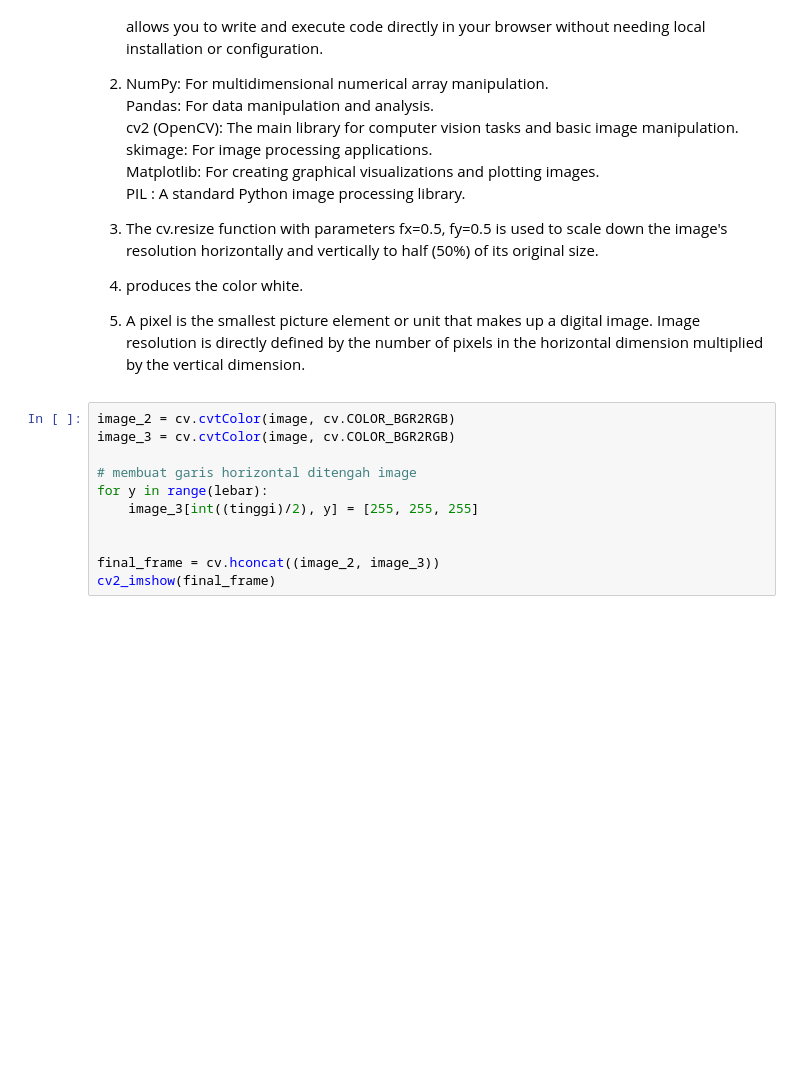
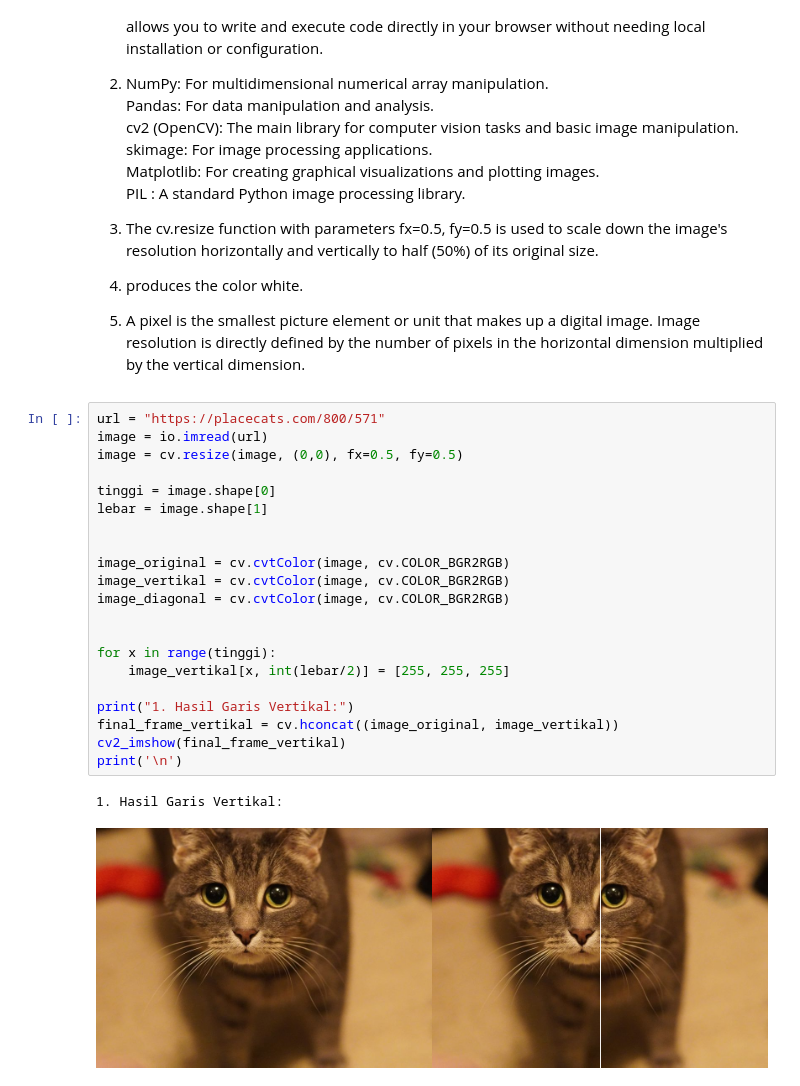
Before and after one commit to eiyu18/pcvk, a Jupyter notebook: pcvk1.ipynb, the cells around one changed output. Cells and saved outputs as stored; diff of their text form; blank space fills up the shorter version.

```diff
--- a/pcvk1.ipynb
+++ b/pcvk1.ipynb
@@ -63,14 +63,27 @@ cv2_imshow(final_frame)
 4. produces the color white.
 
 5. A pixel is the smallest picture element or unit that makes up a digital image. Image resolution is directly defined by the number of pixels in the horizontal dimension multiplied by the vertical dimension.
-# %%
-image_2 = cv.cvtColor(image, cv.COLOR_BGR2RGB)
-image_3 = cv.cvtColor(image, cv.COLOR_BGR2RGB)
-
-# membuat garis horizontal ditengah image
-for y in range(lebar):
-    image_3[int((tinggi)/2), y] = [255, 255, 255]
-
-
-final_frame = cv.hconcat((image_2, image_3))
-cv2_imshow(final_frame)
+# %%
+url = "https://placecats.com/800/571"
+image = io.imread(url)
+image = cv.resize(image, (0,0), fx=0.5, fy=0.5)
+
+tinggi = image.shape[0]
+lebar = image.shape[1]
+
+
+image_original = cv.cvtColor(image, cv.COLOR_BGR2RGB)
+image_vertikal = cv.cvtColor(image, cv.COLOR_BGR2RGB)
+image_diagonal = cv.cvtColor(image, cv.COLOR_BGR2RGB)
+
+
+for x in range(tinggi):
+    image_vertikal[x, int(lebar/2)] = [255, 255, 255]
+
+print("1. Hasil Garis Vertikal:")
+final_frame_vertikal = cv.hconcat((image_original, image_vertikal))
+cv2_imshow(final_frame_vertikal)
+print('\n')
+# %% [output]
+1. Hasil Garis Vertikal:
+[figure, added]
```
